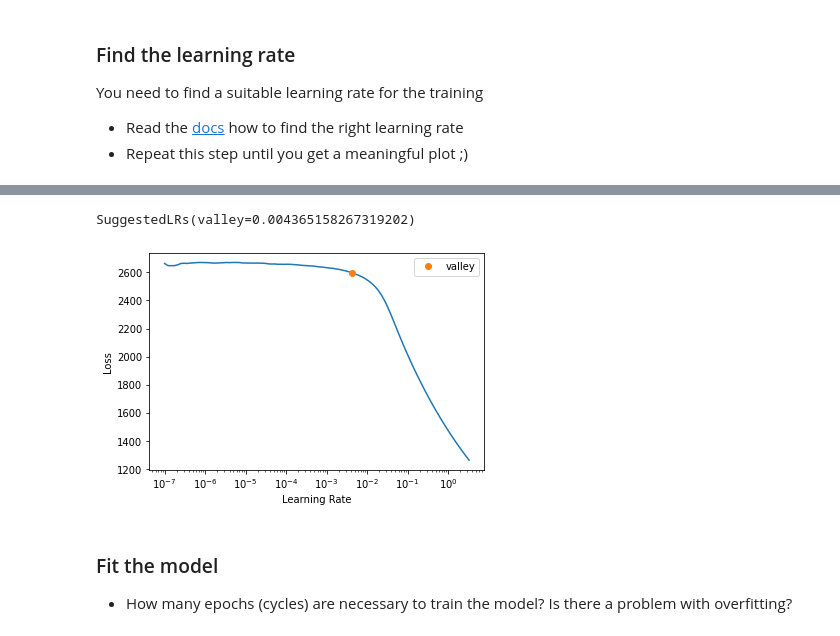
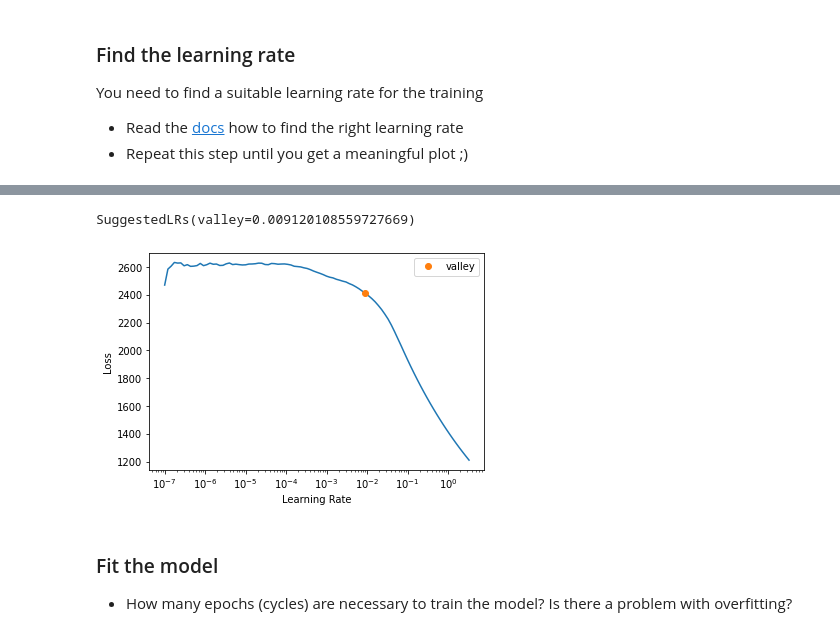
Before and after one commit to pds2122/course, a Jupyter notebook: assignments/03_PA_DL_on_tabular_data_solution.ipynb, the cells around one changed output, grey strips where cells are left out. Saved outputs shown, nothing was run; the diff lists cells and outputs as text; code cells hidden in the pictures.

```diff
--- a/assignments/03_PA_DL_on_tabular_data_solution.ipynb
+++ b/assignments/03_PA_DL_on_tabular_data_solution.ipynb
@@ -57,7 +57,7 @@ Now you're ready to create the [TabularDataLoaders](https://docs.fast.ai/tabular
 # %%
 dls = TabularDataLoaders.from_df(df=df, y_names=y_names, valid_idx=valid_idx,
                                  procs=procs, cat_names=cat_names, cont_names=cont_names,
-                                 bs=64)
+                                 bs=16)
 # %% [markdown]
 How many features numerical and categorical feautures are created by the dataloaders after preprocessing the data?
 - print the names and the count of these features
@@ -137,11 +137,12 @@ You need to find a suitable learning rate for the training
 - Repeat this step until you get a meaningful plot ;)
 # %%
 # Write your code here
-learn.lr_find()
+lr_valley = learn.lr_find()
+print(lr_valley)
 # %% [output]
 [interactive output not drawn]
-SuggestedLRs(valley=0.004365158267319202)
+SuggestedLRs(valley=0.009120108559727669)
-[figure, old version]
+[figure, new version]
 # %% [markdown]
 ### Fit the model
 
```
Also changed, not shown: parts of 4 cells of this notebook.
